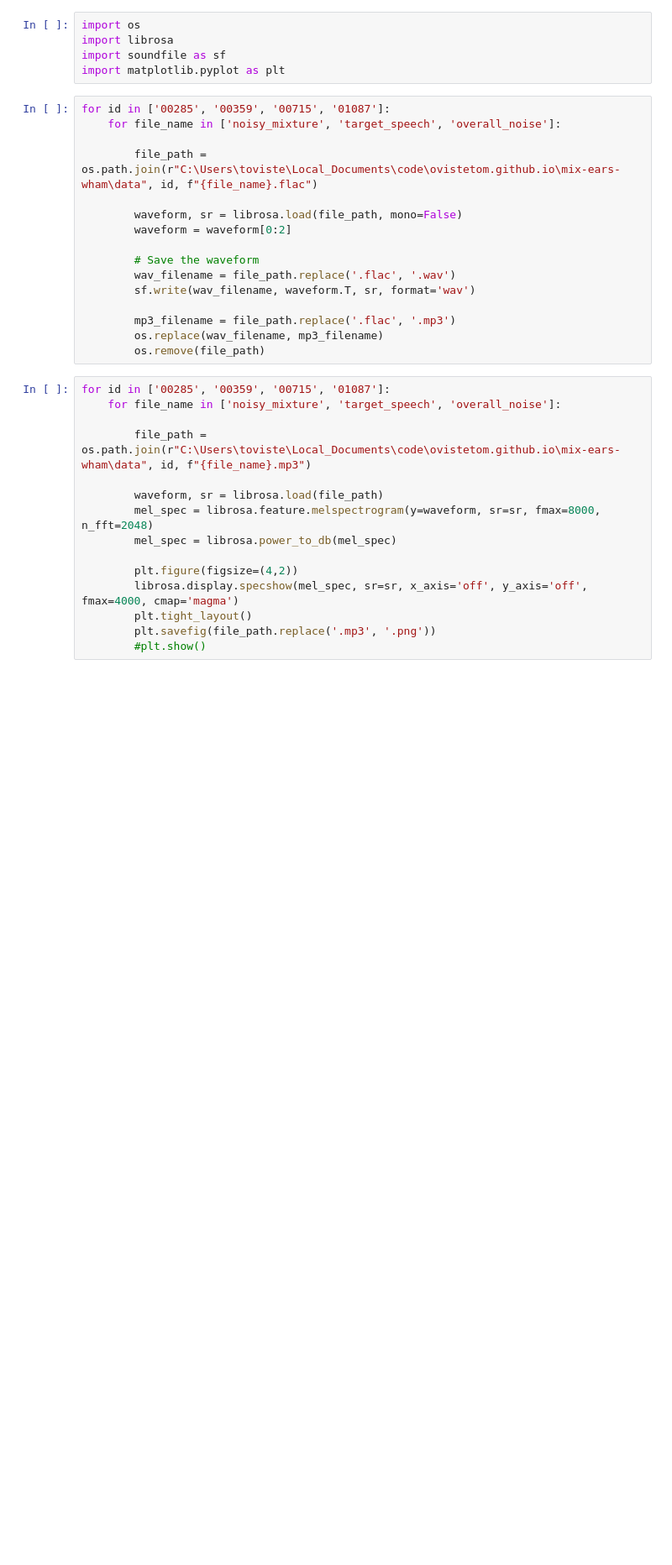
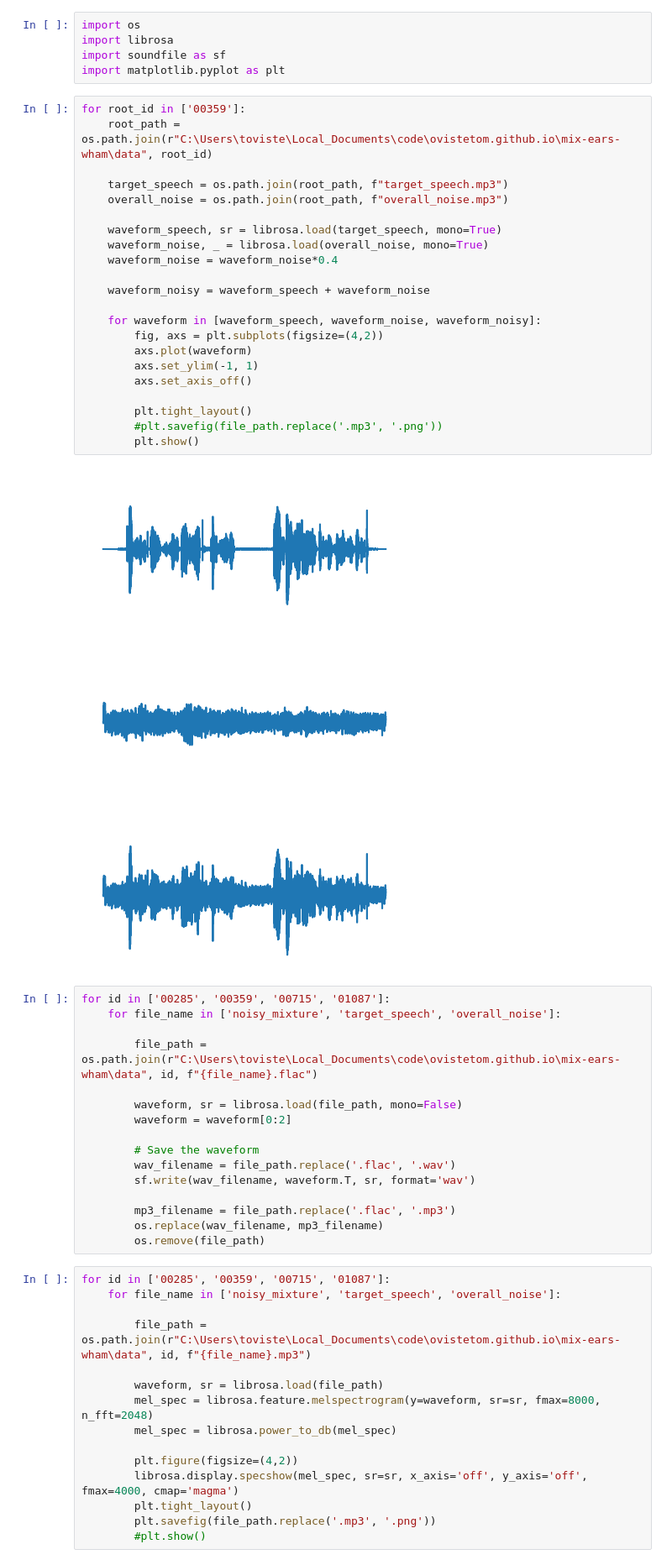
Before and after one commit to ovistetom/ovistetom.github.io, a Jupyter notebook: mix-ears-wham/sandbox.ipynb, the cells around one changed output. Shown at 84% size. Cells and saved outputs as stored; diff of their text form; blank space fills up the shorter version.

```diff
--- a/mix-ears-wham/sandbox.ipynb
+++ b/mix-ears-wham/sandbox.ipynb
@@ -3,6 +3,32 @@ import os
 import librosa
 import soundfile as sf
 import matplotlib.pyplot as plt
+# %%
+for root_id in ['00359']:
+    root_path = os.path.join(r"C:\Users\toviste\Local_Documents\code\ovistetom.github.io\mix-ears-wham\data", root_id)
+
+    target_speech = os.path.join(root_path, f"target_speech.mp3")
+    overall_noise = os.path.join(root_path, f"overall_noise.mp3")
+
+    waveform_speech, sr = librosa.load(target_speech, mono=True)
+    waveform_noise, _ = librosa.load(overall_noise, mono=True)
+    waveform_noise = waveform_noise*0.4
+
+    waveform_noisy = waveform_speech + waveform_noise
+
+    for waveform in [waveform_speech, waveform_noise, waveform_noisy]:
+        fig, axs = plt.subplots(figsize=(4,2))
+        axs.plot(waveform)
+        axs.set_ylim(-1, 1)
+        axs.set_axis_off()
+
+        plt.tight_layout()
+        #plt.savefig(file_path.replace('.mp3', '.png'))
+        plt.show()
+# %% [output]
+[figure, added]
+[figure, added]
+[figure, added]
 # %%
 for id in ['00285', '00359', '00715', '01087']:
     for file_name in ['noisy_mixture', 'target_speech', 'overall_noise']:
```
Also changed, not shown: 2 other files.
